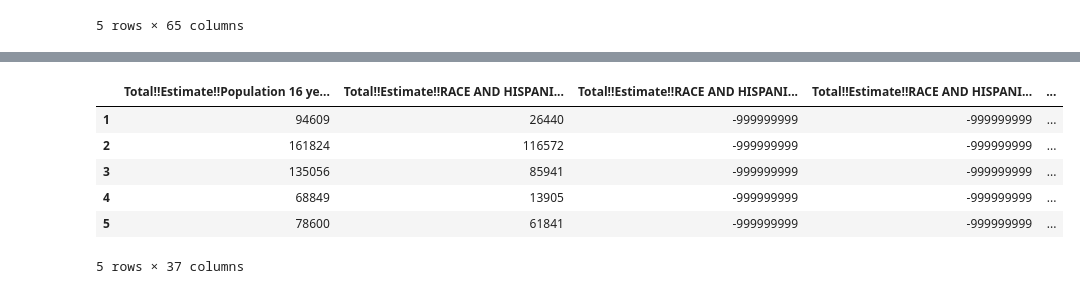
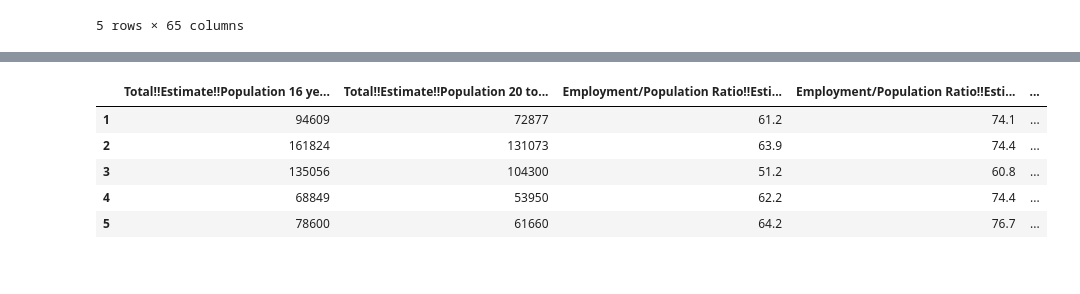
Before and after one commit to seidyp/ca-school-enrollment-trend, a Jupyter notebook: Census Employment- Elementary 2016.ipynb, the cells around one changed output, grey strips where cells are left out. Saved outputs shown, nothing was run; the diff lists cells and outputs as text; code cells hidden in the pictures.

Commit message:
census employment data

```diff
--- a/Census Employment- Elementary 2016.ipynb
+++ b/Census Employment- Elementary 2016.ipynb
@@ -273,3 +271,6 @@ withoutage
+# %%
+#Create a new dataframe for data without the columns that have "Race" in the title, which is 10 columns
+withoutrace = withoutlatino[[col for col in withoutlatino.columns if 'RACE' not in col]].copy()
 # %%
 #Format to rename School District Name
 #def cleandistrict(NAME):
@@ -301,17 +302,18 @@ withoutage
 #withoutage['NCESDist']= withoutage['Geography'].apply(splitGeo)
 # %%
 #Create new column with combined state and district ID
-withoutage['NCESDist'] = withoutage['STATE'].astype(str) + withoutage['SCHOOL DISTRICT (ELEMENTARY)']
+withoutrace['NCESDist'] = withoutrace['STATE'].astype(str) + withoutrace['SCHOOL DISTRICT']
 # %%
 #Add Year column
-withoutage['year']= "2016"
+withoutrace['year']= "2016"
+# %%
+withoutrace['School District Type']= "Elementary"
 # %%
-withoutage.head()
+withoutrace.head()
 # %% [output]
-|  | Total!!Estimate!!Population 16 ye... | Total!!Estimate!!RACE AND HISPANI... | Total!!Estimate!!RACE AND HISPANI... | Total!!Estimate!!RACE AND HISPANI... | ... |
-| 1 | 94609 | 26440 | -999999999 | -999999999 | ... |
-| 2 | 161824 | 116572 | -999999999 | -999999999 | ... |
-| 3 | 135056 | 85941 | -999999999 | -999999999 | ... |
-| 4 | 68849 | 13905 | -999999999 | -999999999 | ... |
-| 5 | 78600 | 61841 | -999999999 | -999999999 | ... |
+|  | Total!!Estimate!!Population 16 ye... | Total!!Estimate!!Population 20 to... | Employment/Population Ratio!!Esti... | Employment/Population Ratio!!Esti... | ... |
+| 1 | 94609 | 72877 | 61.2 | 74.1 | ... |
+| 2 | 161824 | 131073 | 63.9 | 74.4 | ... |
+| 3 | 135056 | 104300 | 51.2 | 60.8 | ... |
+| 4 | 68849 | 53950 | 62.2 | 74.4 | ... |
+| 5 | 78600 | 61660 | 64.2 | 76.7 | ... |
-5 rows × 37 columns
```
Also changed, not shown: parts of 10 cells of this notebook, 30 other files.
